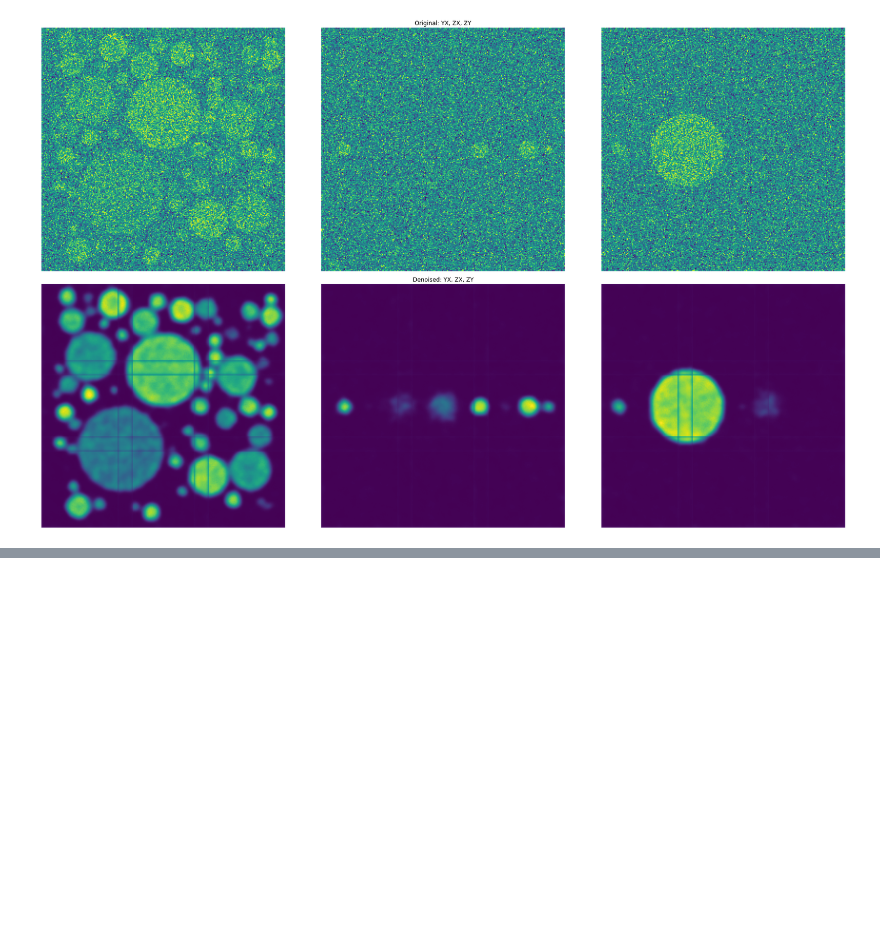
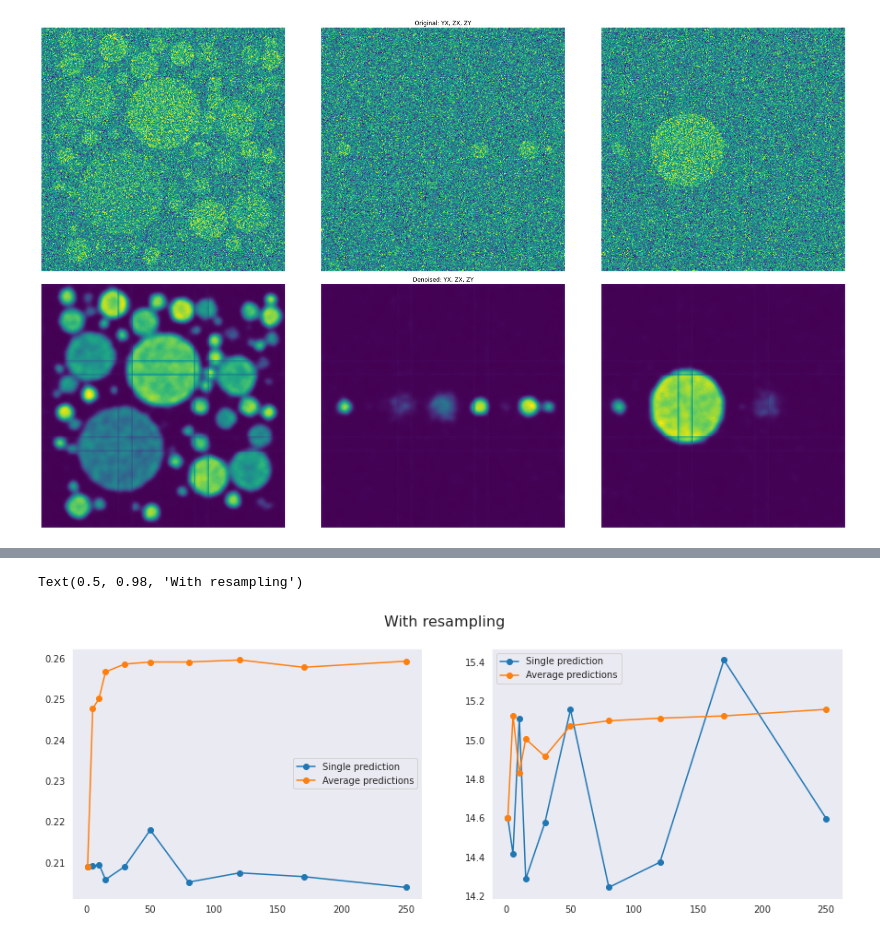
Before and after one commit to Fickincool/master-thesis, a Jupyter notebook: Notebooks/6.00_self2selfDenoising/6.20_prediction_experiments.ipynb, the cells around one changed output, grey strips where cells are left out. Saved outputs shown, nothing was run; the diff lists cells and outputs as text; code cells hidden in the pictures; blank space fills up the shorter version.

```diff
--- a/Notebooks/6.00_self2selfDenoising/6.20_prediction_experiments.ipynb
+++ b/Notebooks/6.00_self2selfDenoising/6.20_prediction_experiments.ipynb
@@ -436,0 +520,14 @@ torch.Size([155, 1, 232, 464, 464])
+# %%
+fig, (ax0, ax1) = plt.subplots(1, 2, figsize=(15, 5))
+ax0.plot(my_range, ssim_list_single, '-o', label='Single prediction')
+ax0.plot(my_range, ssim_list_full, '-o', label='Average predictions')
+ax0.legend()
+
+ax1.plot(my_range, psnr_list_single, '-o', label='Single prediction')
+ax1.plot(my_range, psnr_list_full, '-o', label='Average predictions')
+ax1.legend()
+
+plt.suptitle('No resampling')
+# %% [output]
+Text(0.5, 0.98, 'With resampling')
+[figure, added]
```
Also changed, not shown: parts of 18 cells of this notebook, 4 other files.
